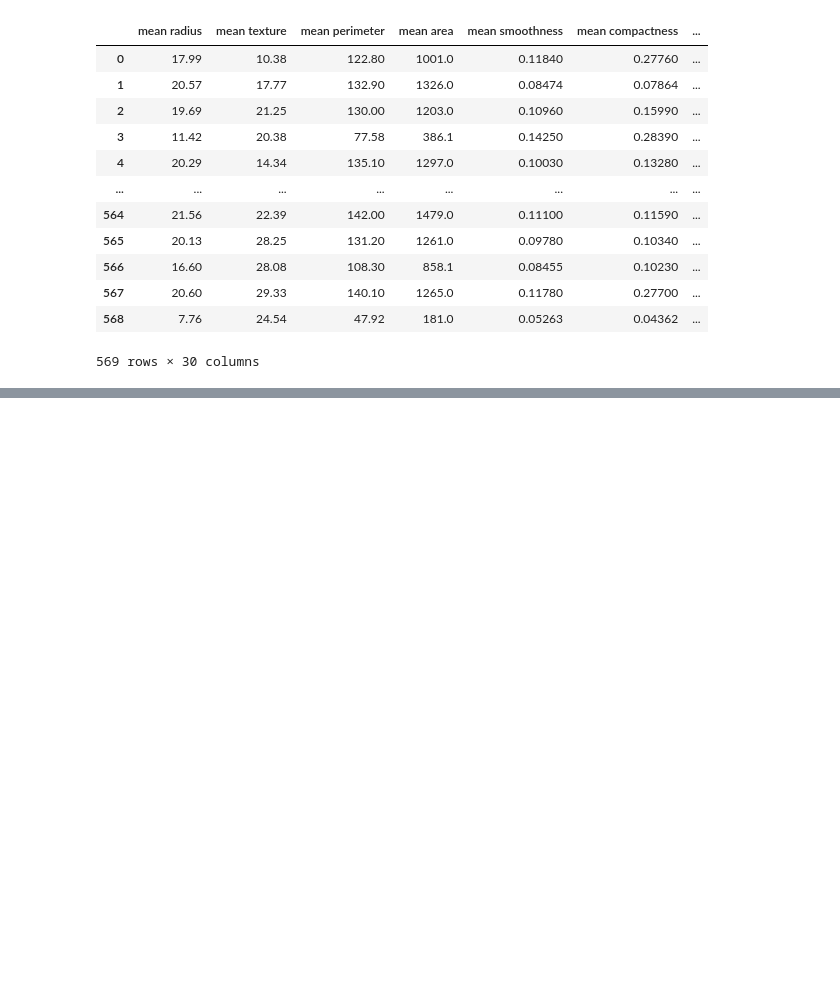
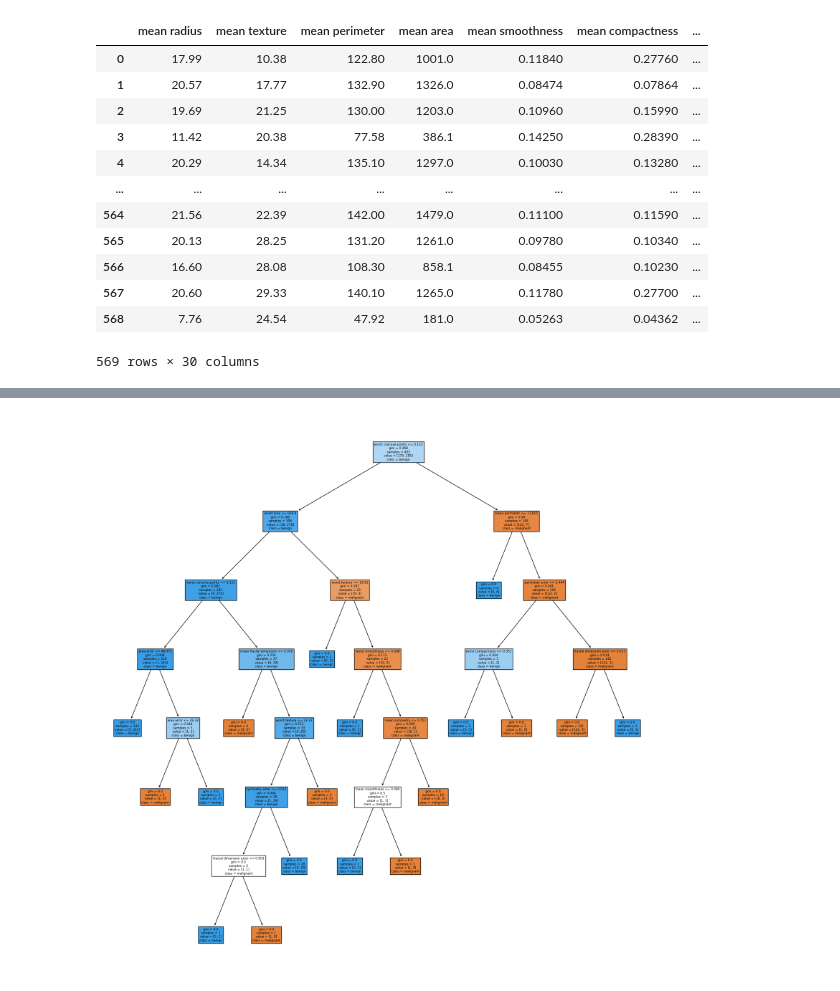
Before and after one commit to Charlottebenett/simplon, a Jupyter notebook: scikit-learn/exo4.ipynb, the cells around one changed output, grey strips where cells are left out. Saved outputs shown, nothing was run; the diff lists cells and outputs as text; code cells hidden in the pictures; blank space fills up the shorter version.

```diff
--- a/scikit-learn/exo4.ipynb
+++ b/scikit-learn/exo4.ipynb
@@ -27,10 +27,8 @@ dataset
 from sklearn.model_selection import train_test_split
 X = dataset.copy()
 y= data['target']
-X_train, x_test, y_train, y_test = train_test_split(x, y, test_size=0.2)
+X_train, X_test, y_train, y_test = train_test_split(X, y, test_size=0.2)
 # %%
 from sklearn.tree import DecisionTreeClassifier
-clf = DecisionTreeClassifier
-clf = clf.fit(X_train, y_train )
-
-clf.get_params()
+clf = DecisionTreeClassifier()
+clf = clf.fit(X_train, y_train)
@@ -38,0 +93,11 @@ AttributeError: 'DataFrame' object has no attribute '_validate_params'
+# %%
+from sklearn import tree
+from matplotlib import pyplot as pyplot
+
+fig = plt.figure(figsize=(20,20))
+_ = tree.plot_tree(clf,
+                   feature_names=data.feature_names,
+                   class_names=data.target_names,
+                   filled=True)
+# %% [output]
+[figure, added]
```
Also changed, not shown: parts of 6 cells of this notebook, 16 other files.
